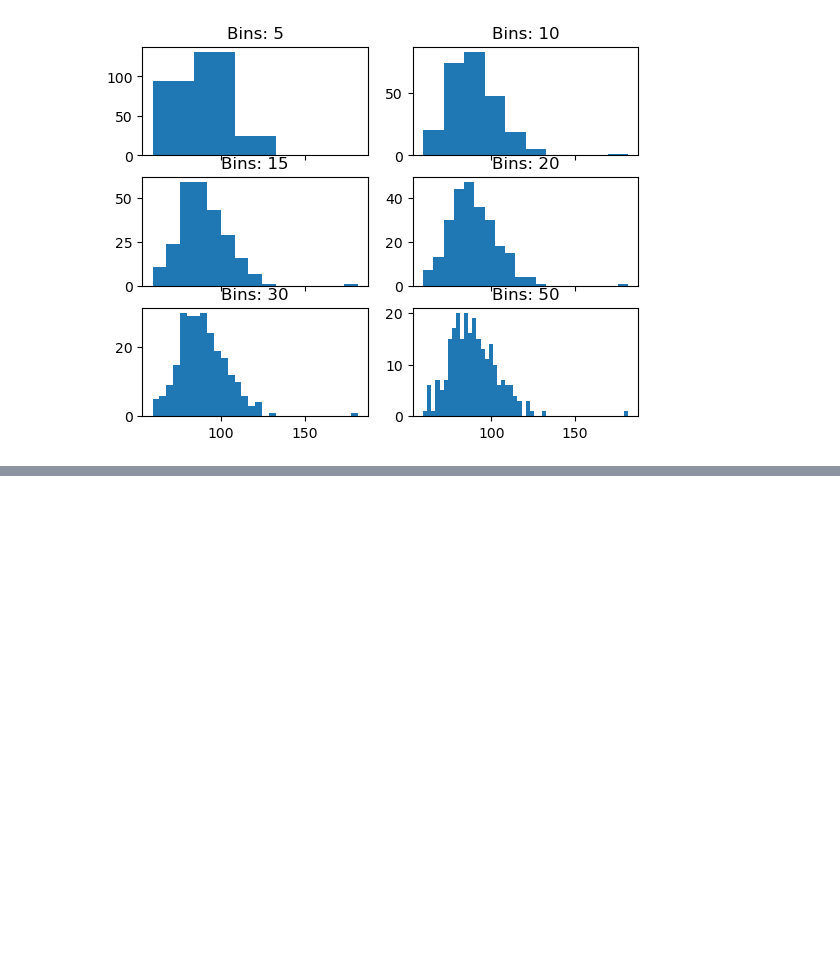
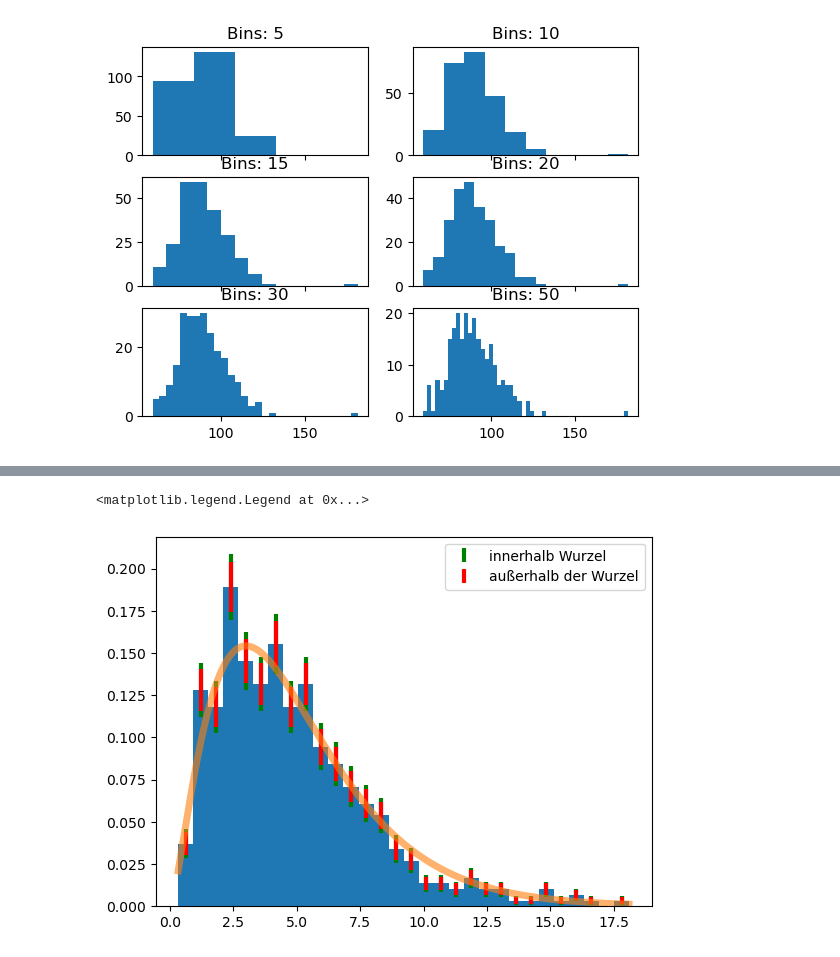
Before and after one commit to felixgoeke/SMD-A, a Jupyter notebook: 00/Blatt0.ipynb, the cells around one changed output, grey strips where cells are left out. Drawn from its saved outputs; the diff is of its cells as text; code cells hidden in the pictures; blank space fills up the shorter version.

```diff
--- a/00/Blatt0.ipynb
+++ b/00/Blatt0.ipynb
@@ -51,0 +90,15 @@ for k, bins in enumerate(bins_sizes):
+# %%
+from scipy import stats
+x=np.linspace(np.min(nums), np.max(nums),1000)
+pdf=stats.chi2.pdf(x=x, df=5)
+# %%
+N_normal, bins,_=plt.hist(nums, bins=30, density=True)
+
+plt.errorbar(centers, N_normal, yerr=np.sqrt(N_normal/nums.size), fmt='None', elinewidth=3,ecolor='green', label='innerhalb Wurzel')
+plt.errorbar(centers,N_normal,yerr=np.sqrt(N)/nums.size,fmt='None', elinewidth=3,ecolor='red', label='außerhalb der Wurzel')
+
+plt.plot(x,pdf,lw=5, alpha=0.6)
+plt.legend()
+# %% [output]
+<matplotlib.legend.Legend at 0x...>
+[figure, added]
```
Also changed, not shown: parts of 6 cells of this notebook.
